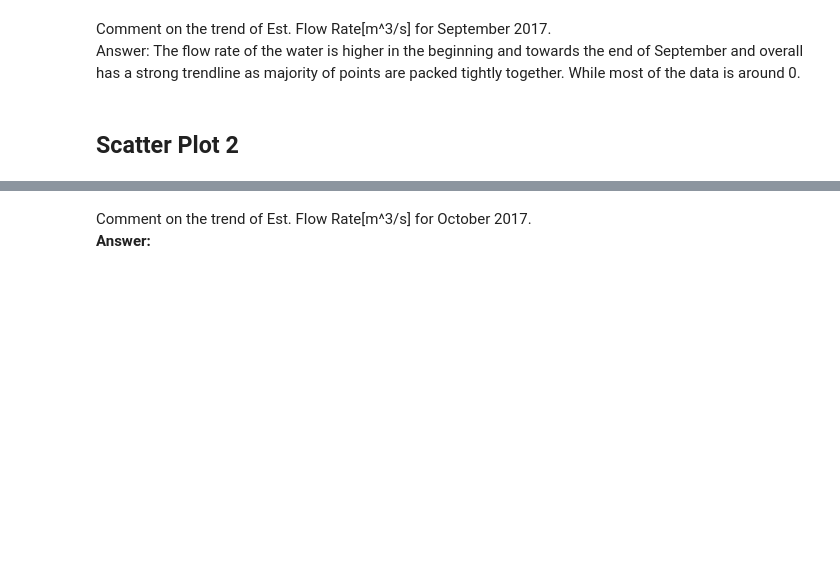
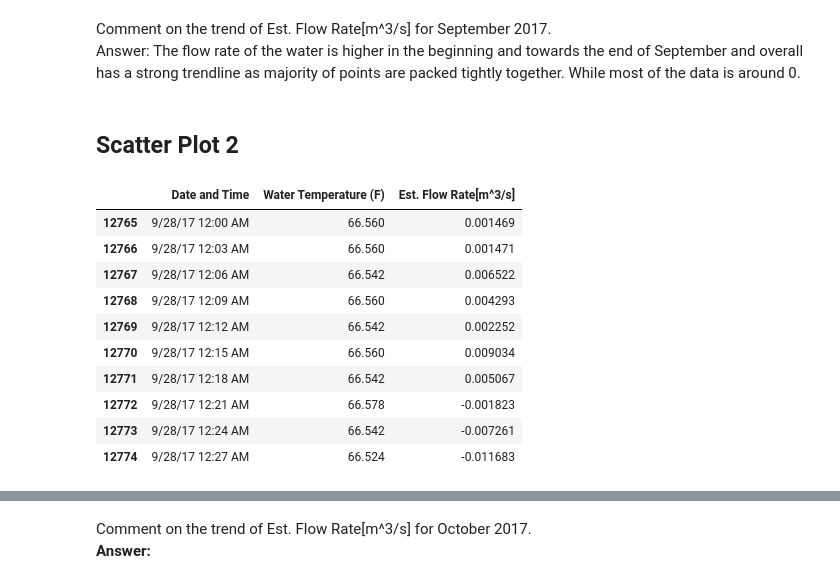
Before and after one commit to ncat-morrow/isen-project-1-ncat-engineers, a Jupyter notebook: ISEN_370_Module_2_Project.ipynb, the cells around one changed output, grey strips where cells are left out. Saved outputs shown, nothing was run; the diff lists cells and outputs as text; code cells hidden in the pictures; blank space fills up the shorter version.

```diff
--- a/ISEN_370_Module_2_Project.ipynb
+++ b/ISEN_370_Module_2_Project.ipynb
@@ -78,4 +77,19 @@ Answer: The flow rate of the water is higher in the beginning and towards the en
 <BR>
 # %% [markdown]
 ## Scatter Plot 2
+# %%
+df12=df1[df1['Date and Time'].astype(str).str[:7]=='9/28/17']
+df12.head(10)
+# %% [output]
+|  | Date and Time | Water Temperature (F) | Est. Flow Rate[m^3/s] |
+| 12765 | 9/28/17 12:00 AM | 66.560 | 0.001469 |
+| 12766 | 9/28/17 12:03 AM | 66.560 | 0.001471 |
+| 12767 | 9/28/17 12:06 AM | 66.542 | 0.006522 |
+| 12768 | 9/28/17 12:09 AM | 66.560 | 0.004293 |
+| 12769 | 9/28/17 12:12 AM | 66.542 | 0.002252 |
+| 12770 | 9/28/17 12:15 AM | 66.560 | 0.009034 |
+| 12771 | 9/28/17 12:18 AM | 66.542 | 0.005067 |
+| 12772 | 9/28/17 12:21 AM | 66.578 | -0.001823 |
+| 12773 | 9/28/17 12:24 AM | 66.542 | -0.007261 |
+| 12774 | 9/28/17 12:27 AM | 66.524 | -0.011683 |
 # %%
```
Also changed, not shown: parts of 6 cells of this notebook.
